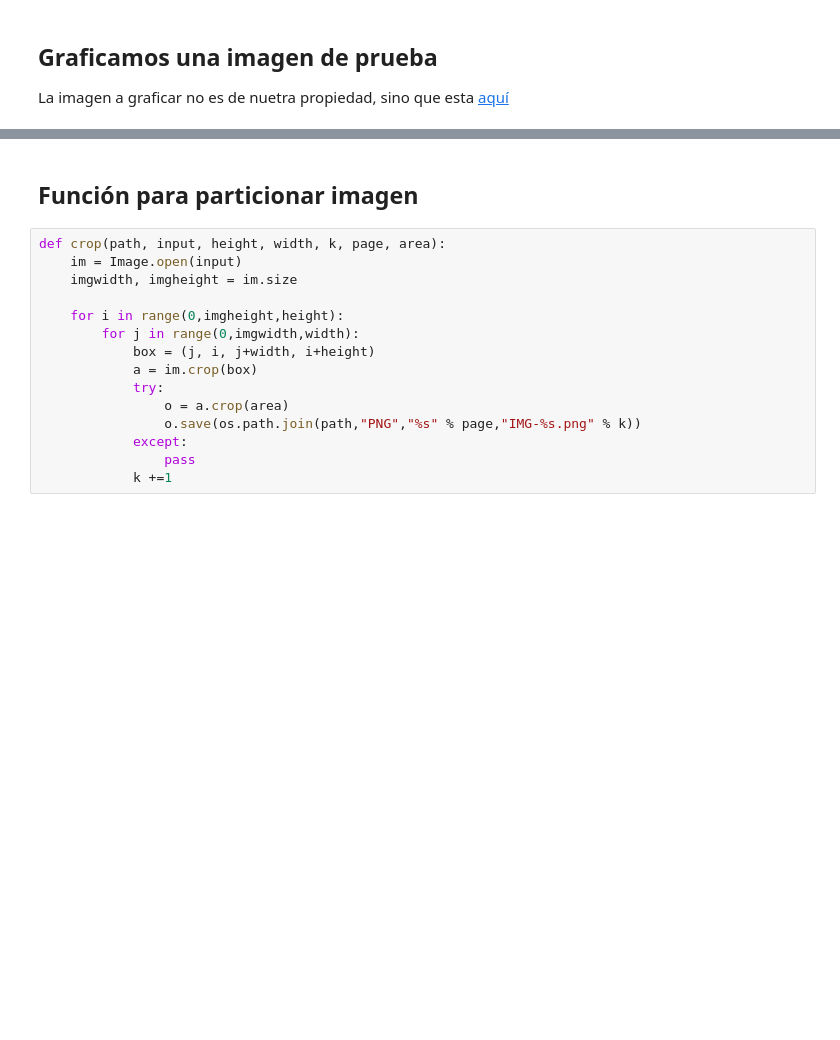
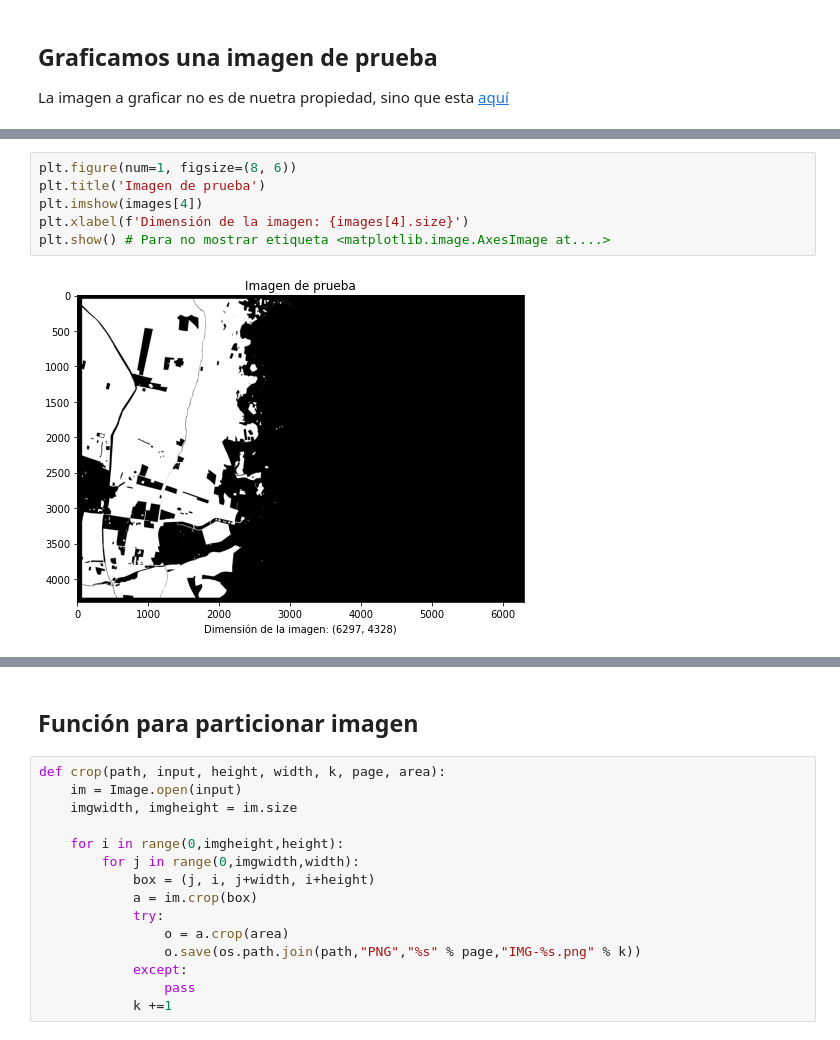
Before and after one commit to jbekios/segmetation-geology, a Jupyter notebook: Notebook_Proyecto.ipynb, the cells around one changed output, grey strips where cells are left out. Drawn from its saved outputs; the diff is of its cells as text; blank space fills up the shorter version.

```diff
--- a/Notebook_Proyecto.ipynb
+++ b/Notebook_Proyecto.ipynb
@@ -58 +68,9 @@ plt.show() # Para no mostrar etiqueta <matplotlib.image.AxesImage at....>
+# %%
+plt.figure(num=1, figsize=(8, 6))
+plt.title('Imagen de prueba')
+plt.imshow(images[4])
+plt.xlabel(f'Dimensión de la imagen: {images[4].size}')
+plt.show() # Para no mostrar etiqueta <matplotlib.image.AxesImage at....>
+# %% [output]
+[figure, added]
 # %% [markdown]
```
Also changed, not shown: parts of 22 cells of this notebook.
